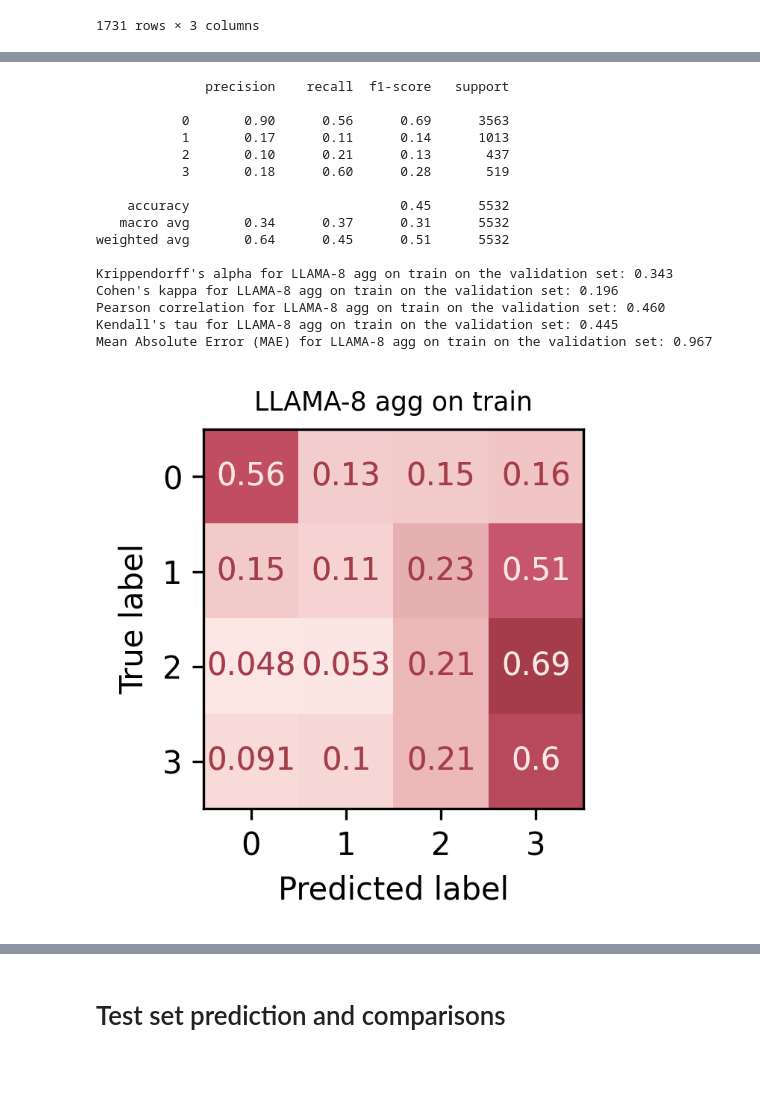
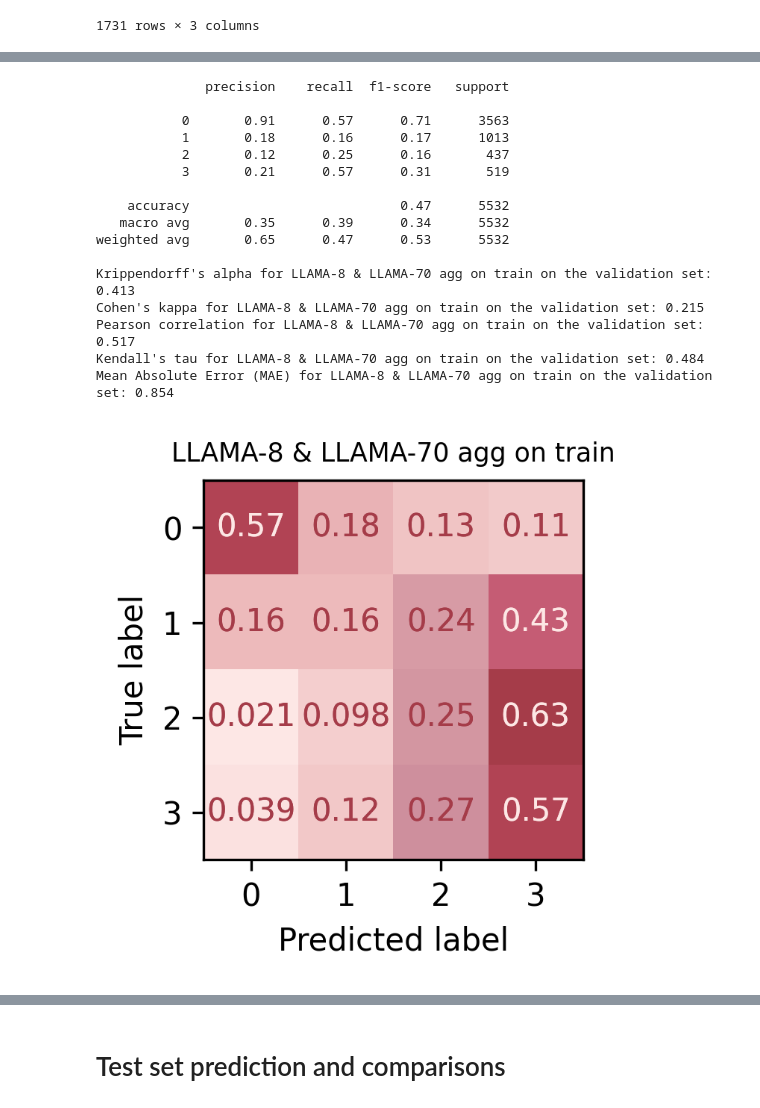
Before and after one commit to Zendelo/LLM-Relevance, a Jupyter notebook: Parsing.ipynb, the cells around one changed output, grey strips where cells are left out. Drawn from its saved outputs; the diff is of its cells as text; code cells hidden in the pictures; blank space fills up the shorter version.

```diff
--- a/Parsing.ipynb
+++ b/Parsing.ipynb
@@ -75,3 +75,14 @@ val_qrel_df
 | 1729 | q48 | p8574 | 3 |
 | 1730 | q48 | p6475 | 3 |
 1731 rows × 3 columns
+# %%
+gpt4o_predictions_all = pd.read_table('gpt-4o-dev-1.txt', header=None, sep='\t',
+                                      names=['qid', 'Q0', 'docid', 'true', 'predicted', 'explanation']).drop(
+    columns=['Q0', 'true', 'explanation'])
+gpt4o_predictions_train = train_qrel_df.set_index(['qid', 'docid']).join(
+    gpt4o_predictions_all.set_index(['qid', 'docid']), on=['qid', 'docid'])
+
+gpt4o_predictions_val = val_qrel_df.set_index(['qid', 'docid']).join(gpt4o_predictions_all.set_index(['qid', 'docid']),
+                                                                     on=['qid', 'docid'])
+gpt4o_predictions_val
+eval_predictions(gpt4o_predictions_val, 'GPT-4 OpenAI', true_col='relevance', predicted_col='predicted')
@@ -114,48 +145,50 @@ def read_predictions_df(df_files, val_qrel_df, rsplit=False, format=None) -> pd.
 def read_binary_predictions(val_df, train_val, models=('8', '70'), title='LLAMA-8 & LLAMA-70 agg') -> pd.DataFrame:
     predictions = {}
     for model in models:
-        for p in range(5, 10):
+        for p in range(6, 10):
             # print(f'Processing {model}B p={p}')
             file_path = f'llm_raw_output/raw_output_rel_p-{p}-{train_val}_Meta-Llama-3-{model}B-Instruct_*.tsv'
             df_files = sorted(glob(file_path))
             # print(df_files)
             predictions[f'{model}-p_{p}'] = pd.concat(
                 [pd.read_csv(file_path, sep='\t') for file_path in df_files]).drop_duplicates(
                 subset=['qid', 'docid'], keep='last').set_index(['qid', 'docid'])['prediction']
     agg_df = pd.concat(predictions, axis=1)
     _cols = agg_df.shape[1]
     if len(agg_df.loc[agg_df.isin({'Relevant', 'Irrelevant'}).sum(1) < _cols]) > 20:
         print('Warning: More than 10 documents do not have predictions')
         print(agg_df.loc[agg_df.isin({'Relevant', 'Irrelevant'}).sum(1) < _cols].head())
     agg_df = agg_df.map(lambda x: {'Relevant': 1, 'Irrelevant': 0}.get(x, 0))
     agg_df_sum = agg_df.sum(1) * 3 // _cols
     agg_df_sum.name = 'predicted'
     # agg_df_sum = pd.concat([agg_df_sum.to_frame(), val_df.set_index(['qid', 'docid'])], axis=1)
     agg_df_sum = val_df.set_index(['qid', 'docid']).join(agg_df_sum, on=['qid', 'docid'])
     eval_predictions(agg_df_sum, title, true_col='relevance', predicted_col='predicted')
     return agg_df
 
 
 # agg_df_binary = read_binary_predictions(val_qrel_df, models=['8', '70'], title='LLAMA-8 & LLAMA-70 agg on val')
-train_agg_df_binary = read_binary_predictions(train_qrel_df, 'train', models=['8'], title='LLAMA-8 agg on train')
-val_agg_df_binary = read_binary_predictions(val_qrel_df, 'val', models=['8'], title='LLAMA-8 agg on val')
+train_agg_df_binary = read_binary_predictions(train_qrel_df, 'train', models=['8', '70'],
+                                              title='LLAMA-8 & LLAMA-70 agg on train')
+val_agg_df_binary = read_binary_predictions(val_qrel_df, 'val', models=['8', '70'],
+                                            title='LLAMA-8 & LLAMA-70 agg on val')
 # %% [output]
               precision    recall  f1-score   support
 
-           0       0.90      0.56      0.69      3563
-           1       0.17      0.11      0.14      1013
-           2       0.10      0.21      0.13       437
-           3       0.18      0.60      0.28       519
+           0       0.91      0.57      0.71      3563
+           1       0.18      0.16      0.17      1013
+           2       0.12      0.25      0.16       437
+           3       0.21      0.57      0.31       519
 
-    accuracy                           0.45      5532
-   macro avg       0.34      0.37      0.31      5532
-weighted avg       0.64      0.45      0.51      5532
+    accuracy                           0.47      5532
+   macro avg       0.35      0.39      0.34      5532
+weighted avg       0.65      0.47      0.53      5532
 
-Krippendorff's alpha for LLAMA-8 agg on train on the validation set: 0.343
-Cohen's kappa for LLAMA-8 agg on train on the validation set: 0.196
-Pearson correlation for LLAMA-8 agg on train on the validation set: 0.460
-Kendall's tau for LLAMA-8 agg on train on the validation set: 0.445
-Mean Absolute Error (MAE) for LLAMA-8 agg on train on the validation set: 0.967
+Krippendorff's alpha for LLAMA-8 & LLAMA-70 agg on train on the validation set: 0.413
+Cohen's kappa for LLAMA-8 & LLAMA-70 agg on train on the validation set: 0.215
+Pearson correlation for LLAMA-8 & LLAMA-70 agg on train on the validation set: 0.517
+Kendall's tau for LLAMA-8 & LLAMA-70 agg on train on the validation set: 0.484
+Mean Absolute Error (MAE) for LLAMA-8 & LLAMA-70 agg on train on the validation set: 0.854
-[figure, old version]
+[figure, new version]
               precision    recall  f1-score   support
 
```
Also changed, not shown: parts of 8 cells of this notebook.
